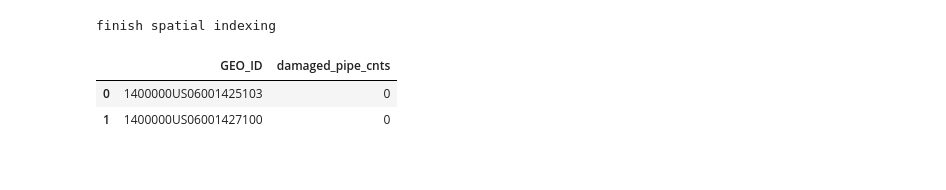
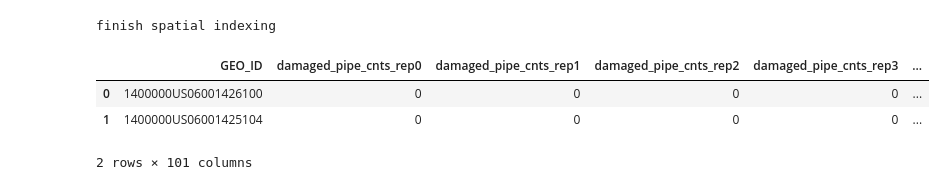
Before and after one commit to cb-cities/residual_demand, a Jupyter notebook: projects/bay_area_peer/demand_inputs/OD_before_after.ipynb, the cells around one changed output. Drawn from its saved outputs; the diff is of its cells as text; code cells hidden in the pictures.

```diff
--- a/projects/bay_area_peer/demand_inputs/OD_before_after.ipynb
+++ b/projects/bay_area_peer/demand_inputs/OD_before_after.ipynb
@@ -11,7 +11,9 @@ import matplotlib.pyplot as plt
 ### read census tract geometry
 census_tracts_gdf = gpd.read_file('traffic_inputs/census_tract.geojson')
 census_tracts_gdf = census_tracts_gdf.to_crs(4326)
-ba_census_tracts_gdf = census_tracts_gdf.loc[census_tracts_gdf['COUNTY'].isin(['001', '013', '041', '055', '075', '081', '085', '095', '097'])].copy().reset_index()
+ba_census_tracts_gdf = census_tracts_gdf.loc[census_tracts_gdf['COUNTY'].isin(['001', '013', '041', '055', '075', '081', '085', '095', '097'])].copy().reset_index(drop=True)
+# ba_census_tracts_gdf['FIPS'] = ba_census_tracts_gdf['GEO_ID'].apply(lambda x: int(x.split('US')[1]))
+ba_census_tracts_gdf['FIPS'] = ba_census_tracts_gdf['GEO_ID'].apply(lambda x: x.split('US')[1])
 print(ba_census_tracts_gdf.shape)
 ba_census_tracts_gdf.head(2)
 # %% [output]
@@ -56,5 +67,9 @@ finish spatial indexing
 # %%
 ### pipe_nodes
-pipe_gdf = gpd.read_file('lack_demand_nodes.geojson')
-pipe_gdf.head(2)
+### PEER presentation
+# pipe_gdf = gpd.read_file('lack_demand_nodes.geojson')
+# display(pipe_gdf.head(2))
+### PEER report
+pipe_gdf = gpd.read_file('supply_shrt_ratio.geojson')
+display(pipe_gdf.head(2))
 # %% [output]
@@ -63,0 +80,3 @@ pipe_gdf.head(2)
+# %%
+pipe_threshold = 100
+pipe_gdf.loc[pipe_gdf['im_rep0_shrt_ratio']>=pipe_threshold].shape
@@ -64,24 +85,30 @@ pipe_gdf.head(2)
 # %%
 def pipe_damage_cnt(tract_info):
     [tract_id, tract_geom] = tract_info
     coarse_match_ids = list(pipe_sindex.intersection(tract_geom.bounds))
     coarse_matchs = pipe_gdf.iloc[coarse_match_ids]
     precise_matches = coarse_matchs[coarse_matchs.intersects(tract_geom)]
-    return (tract_id, precise_matches.shape[0])
+    damage_cnt = [tract_id]
+    for i in range(100):
+        damage_cnt.append(precise_matches.loc[precise_matches['im_rep{}_shrt_ratio'.format(i)]>=pipe_threshold].shape[0])
+    return damage_cnt
 
 pipe_sindex = pipe_gdf.sindex
 print('finish spatial indexing')
 pool = Pool(processes=4)
 tract_info_list = ba_census_tracts_gdf[['GEO_ID', 'geometry']].values.tolist()
 res = pool.imap_unordered(pipe_damage_cnt, tract_info_list)
 pool.close()
 pool.join()
 
-tract_pipe_damage_list = [(tract_id, damaged) for (tract_id, damaged) in res]
-tract_pipe_damage_df = pd.DataFrame(tract_pipe_damage_list, columns=['GEO_ID', 'damaged_pipe_cnts'])
+# tract_pipe_damage_list = [(tract_id, damaged) for (tract_id, damaged) in res]
+# tract_pipe_damage_df = pd.DataFrame(tract_pipe_damage_list, columns=['GEO_ID', 'damaged_pipe_cnts'])
+tract_pipe_damage_list = [tract_res for tract_res in res]
+tract_pipe_damage_df = pd.DataFrame(tract_pipe_damage_list, columns=['GEO_ID'] + ['damaged_pipe_cnts_rep{}'.format(i) for i in range(100)])
 tract_pipe_damage_df.head(2)
 # %% [output]
 finish spatial indexing
-|  | GEO_ID | damaged_pipe_cnts |
-| 0 | 1400000US06001425103 | 0 |
-| 1 | 1400000US06001427100 | 0 |
+|  | GEO_ID | damaged_pipe_cnts_rep0 | damaged_pipe_cnts_rep1 | damaged_pipe_cnts_rep2 | damaged_pipe_cnts_rep3 | ... |
+| 0 | 1400000US06001426100 | 0 | 0 | 0 | 0 | ... |
+| 1 | 1400000US06001425104 | 0 | 0 | 0 | 0 | ... |
+2 rows × 101 columns
```
Also changed, not shown: parts of 12 cells of this notebook, 9 other files.
